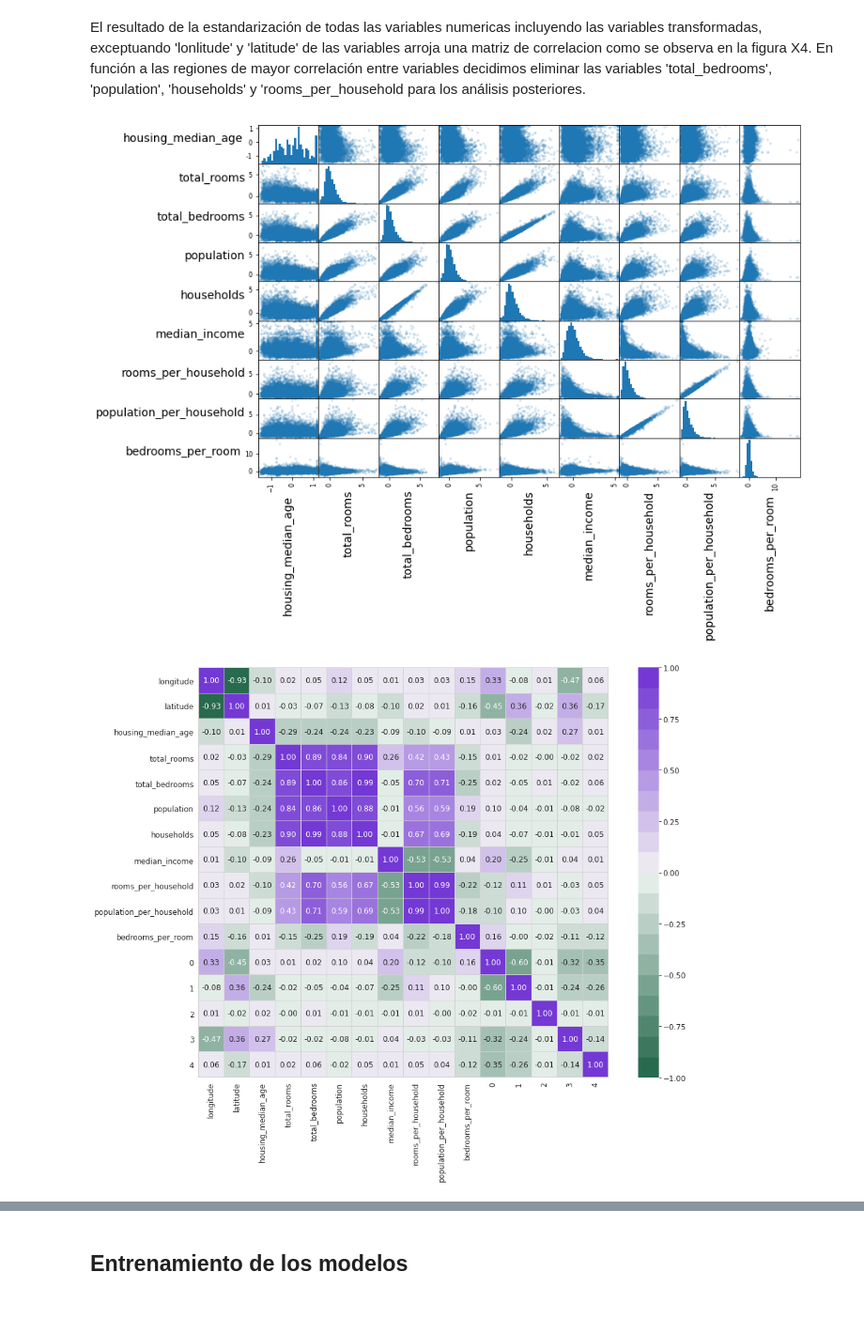
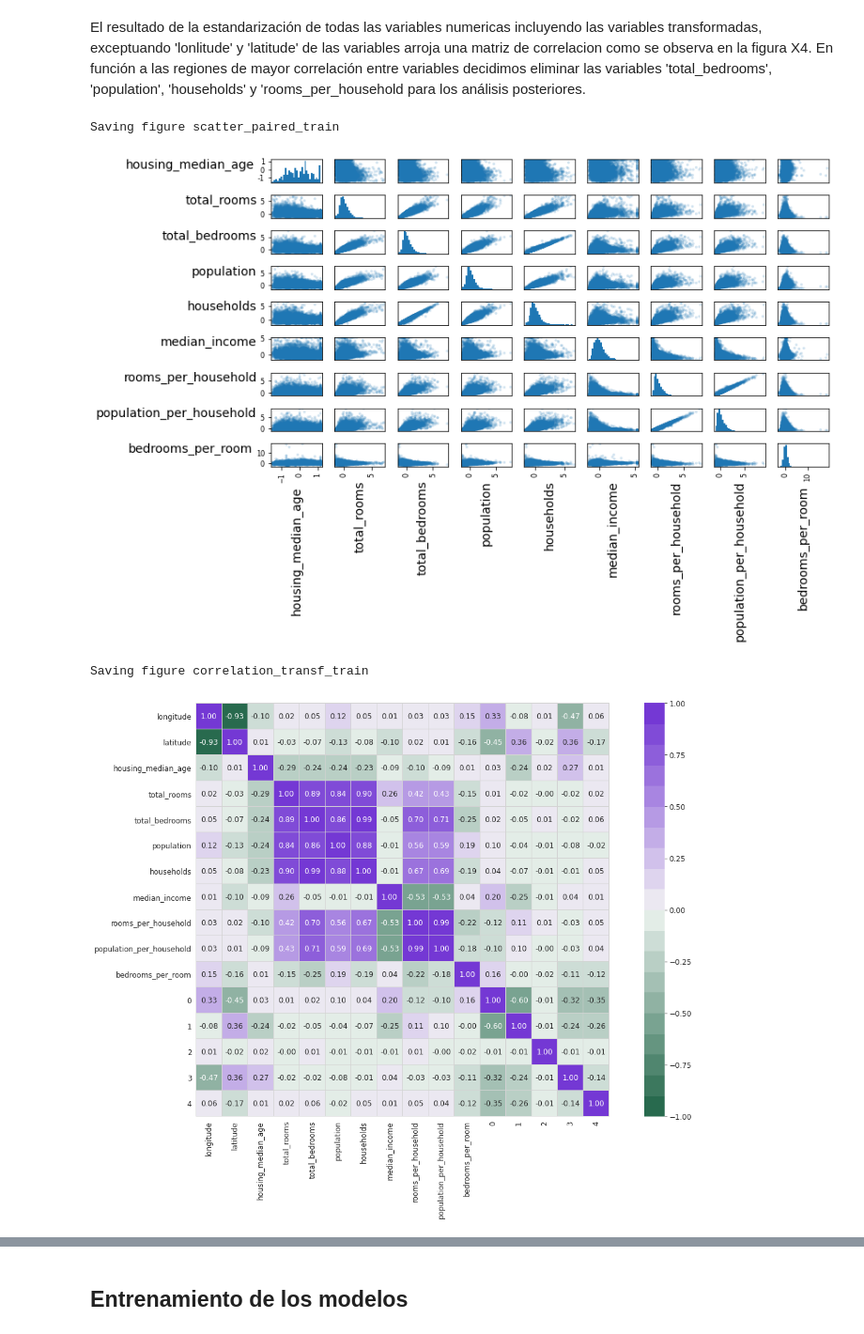
Before and after one commit to kugelblitz1235/Tp1-Reconocimiento-de-patrones, a Jupyter notebook: Informe1.ipynb, the cells around one changed output, grey strips where cells are left out. Shown at 94% size. Saved outputs shown, nothing was run; the diff lists cells and outputs as text; code cells hidden in the pictures; blank space fills up the shorter version.

```diff
--- a/Informe1.ipynb
+++ b/Informe1.ipynb
@@ -447,7 +446,7 @@ NEAR BAY       380
 ISLAND           1
 Name: ocean_proximity, dtype: int64
 # %%
-def correlationPostTransform(data_prepared, df_extra_attr):
+def correlationPostTransform(data_prepared, df_extra_attr, split):
     combined_data=np.c_[df_extra_attr.iloc[:, 0:2], data_prepared].copy()
 
     names = ['longitude', 'latitude', 'housing_median_age', 'total_rooms',
@@ -469,6 +468,7 @@ def correlationPostTransform(data_prepared, df_extra_attr):
         ax.yaxis.label.set_rotation(0)
         ax.yaxis.label.set_ha('right')
     plt.gcf().subplots_adjust(wspace=0, hspace=0)
+    save_fig("scatter_paired_"+split)
     plt.show()
 
     corr_matrix_pr = data_corr.corr()
@@ -485,12 +485,15 @@ def correlationPostTransform(data_prepared, df_extra_attr):
                          linewidths=.01,
                          linecolor='lightgray',
                          cmap=paleta)
+        save_fig("correlation_transf_"+split)
     return combined_data, data_corr
 # %% [markdown]
 El resultado de la estandarización de todas las variables numericas incluyendo las variables transformadas, exceptuando 'lonlitude' y 'latitude' de las variables arroja una matriz de correlacion como se observa en la figura X4. En función a las regiones de mayor correlación entre variables decidimos eliminar las variables 'total_bedrooms', 'population', 'households' y 'rooms_per_household para los análisis posteriores.
 # %%
-train_transf, data_train_transf = correlationPostTransform(train,data_processed)
+train_transf, data_train_transf = correlationPostTransform(train,data_processed,'train')
 # %% [output]
+Saving figure scatter_paired_train
-[figure, old version]
+[figure, new version]
+Saving figure correlation_transf_train
-[figure, old version]
+[figure, new version]
 # %%
```
Also changed, not shown: parts of 27 cells of this notebook, 16 other files.
